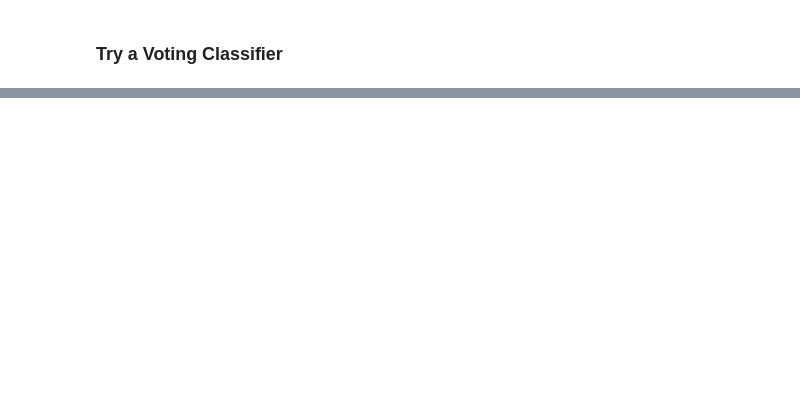
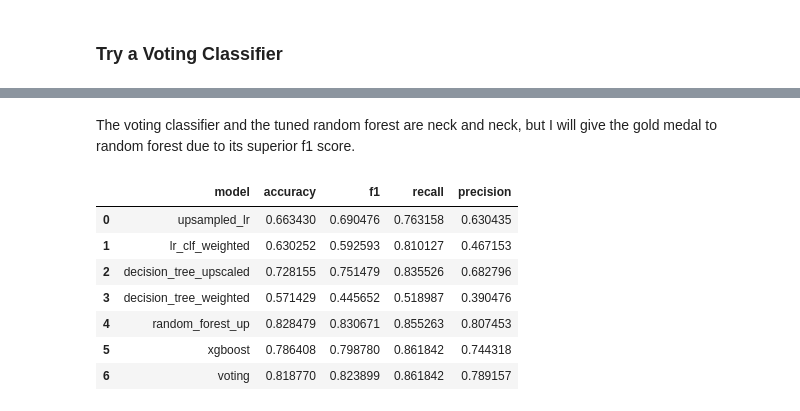
Before and after one commit to bmccabe96/Spotify_Popularity_Classification, a Jupyter notebook: Rap_Modeling.ipynb, the cells around one changed output, grey strips where cells are left out. Drawn from its saved outputs; the diff is of its cells as text; code cells hidden in the pictures; blank space fills up the shorter version.

```diff
--- a/Rap_Modeling.ipynb
+++ b/Rap_Modeling.ipynb
@@ -468,0 +616,2 @@ Will try XGBoost below, and then finally a voting classifier with all my models
+# %% [markdown]
+The voting classifier and the tuned random forest are neck and neck, but I will give the gold medal to random forest due to its superior f1 score.
@@ -468,0 +621,11 @@ Will try XGBoost below, and then finally a voting classifier with all my models
+# %%
+results_df
+# %% [output]
+|  | model | accuracy | f1 | recall | precision |
+| 0 | upsampled_lr | 0.663430 | 0.690476 | 0.763158 | 0.630435 |
+| 1 | lr_clf_weighted | 0.630252 | 0.592593 | 0.810127 | 0.467153 |
+| 2 | decision_tree_upscaled | 0.728155 | 0.751479 | 0.835526 | 0.682796 |
+| 3 | decision_tree_weighted | 0.571429 | 0.445652 | 0.518987 | 0.390476 |
+| 4 | random_forest_up | 0.828479 | 0.830671 | 0.855263 | 0.807453 |
+| 5 | xgboost | 0.786408 | 0.798780 | 0.861842 | 0.744318 |
+| 6 | voting | 0.818770 | 0.823899 | 0.861842 | 0.789157 |
```
Also changed, not shown: parts of 23 cells of this notebook, 1 other file.
